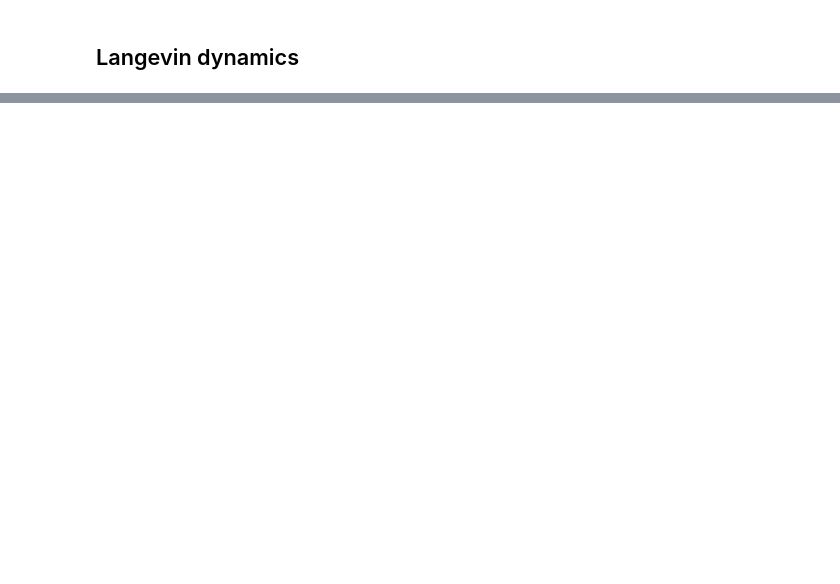
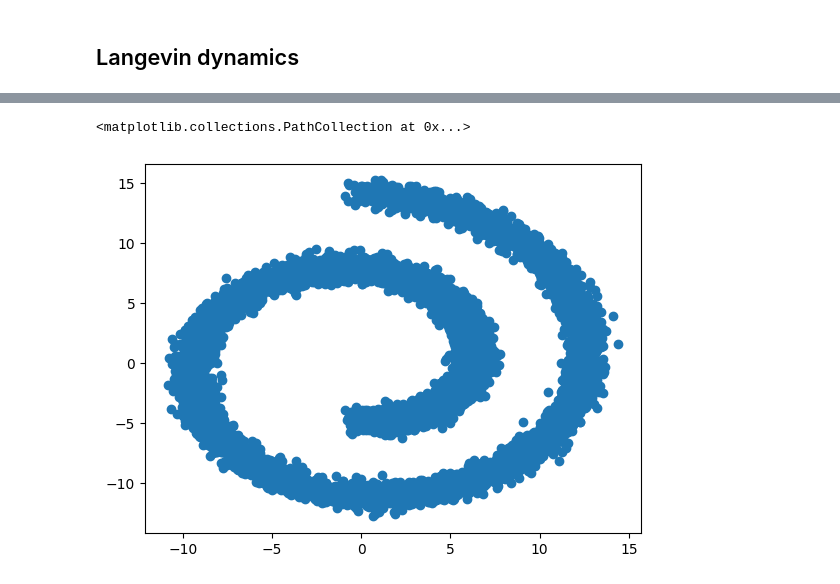
Before and after one commit to andleb/stats607, a Jupyter notebook: lectures/week7/ppl.ipynb, the cells around one changed output, grey strips where cells are left out. Saved outputs shown, nothing was run; the diff lists cells and outputs as text; code cells hidden in the pictures; blank space fills up the shorter version.

```diff
--- a/lectures/week7/ppl.ipynb
+++ b/lectures/week7/ppl.ipynb
@@ -328,0 +480,7 @@ TypeError: Only scalar arrays can be converted to Python scalars; got arr.ndim=1
+# %%
+from sklearn.datasets import make_swiss_roll
+X, t = make_swiss_roll(noise=.5, random_state=0, n_samples=10000)
+plt.scatter(X[:, 0], X[:, 2])
+# %% [output]
+<matplotlib.collections.PathCollection at 0x...>
+[figure, added]
```
Also changed, not shown: parts of 73 cells of this notebook.
